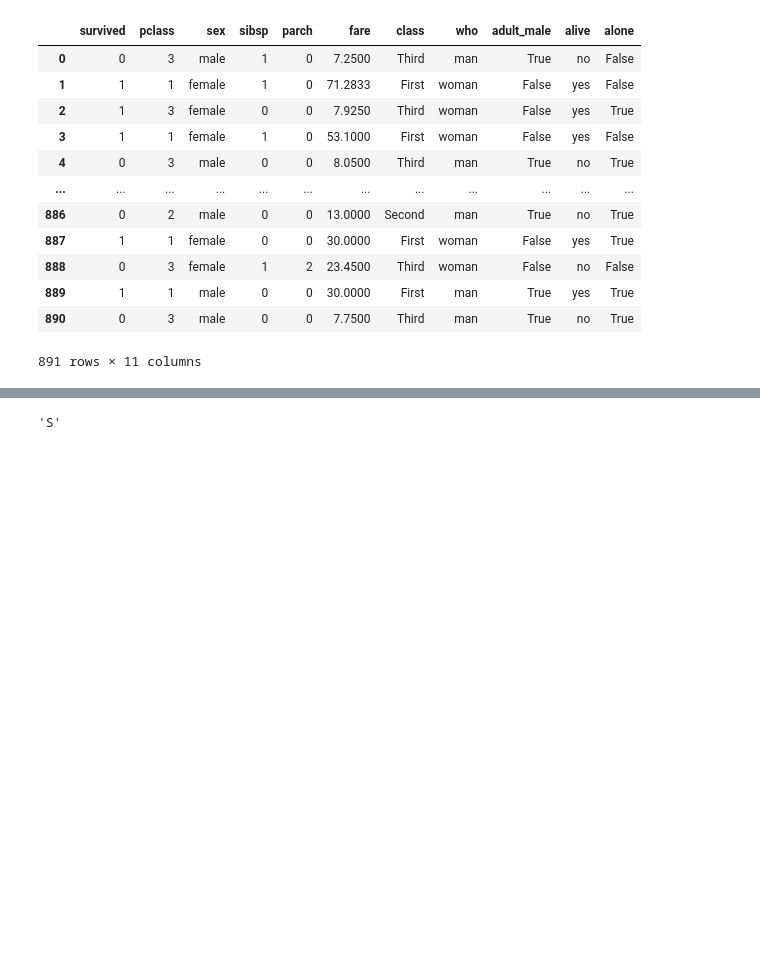
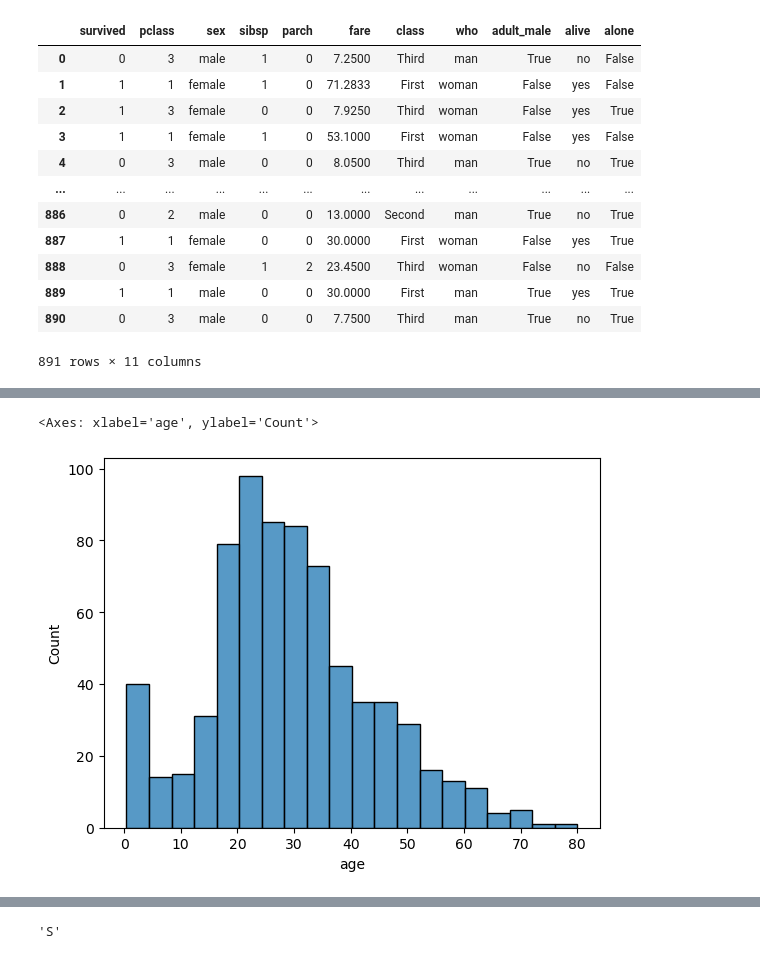
Before and after one commit to Niraj7272/DataScience, a Jupyter notebook: Practice/Feature_Engineering.ipynb, the cells around one changed output, grey strips where cells are left out. Drawn from its saved outputs; the diff is of its cells as text; code cells hidden in the pictures; blank space fills up the shorter version.

```diff
--- a/Practice/Feature_Engineering.ipynb
+++ b/Practice/Feature_Engineering.ipynb
@@ -386,0 +406,5 @@ dtype: int64
+# %%
+sns.histplot(df['age'])
+# %% [output]
+<Axes: xlabel='age', ylabel='Count'>
+[figure, added]
```
Also changed, not shown: parts of 48 cells of this notebook.
